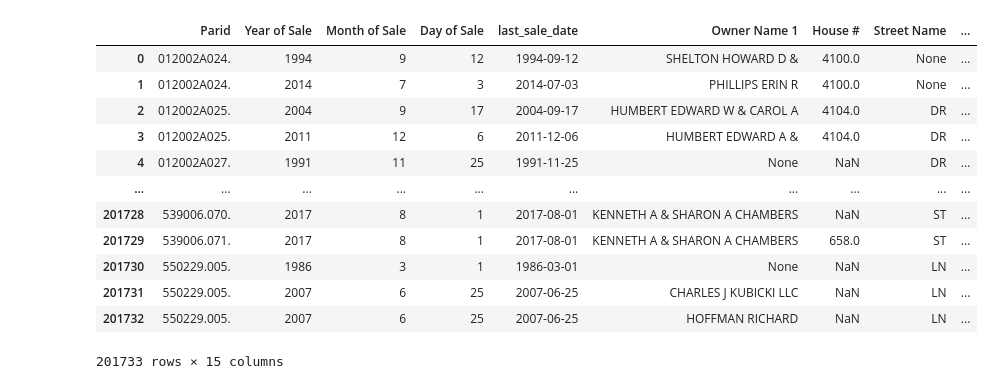
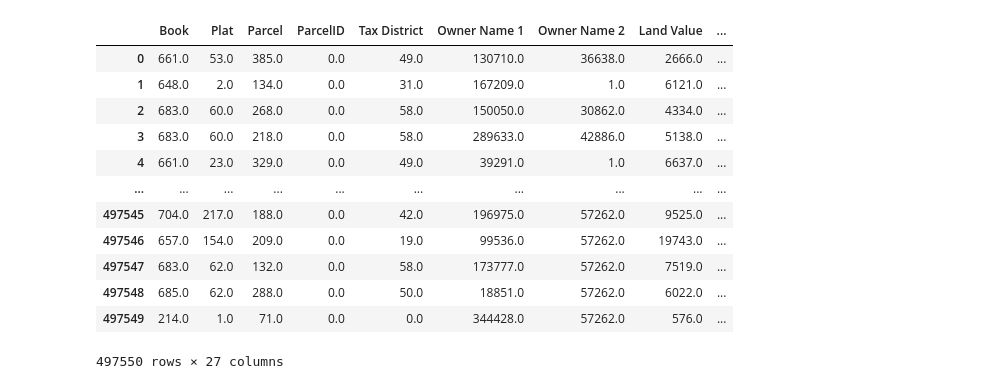
Before and after one commit to daneisburgh/freehold-forecast, a Jupyter notebook: notebooks/etl_ml_notebook.ipynb, the cells around one changed output. Cells and saved outputs as stored; diff of their text form; code cells hidden in the pictures.

```diff
--- a/notebooks/etl_ml_notebook.ipynb
+++ b/notebooks/etl_ml_notebook.ipynb
@@ -13,4 +13,4 @@ task = ETL_ML_Task()
 # %%
-task._get_df_raw()
-task.df_raw
+task._get_df_raw_encoded()
+task.df_raw_encoded
 # %% [output]
@@ -22,14 +22,14 @@ task.df_raw
-|  | Parid | Year of Sale | Month of Sale | Day of Sale | last_sale_date | Owner Name 1 | House # | Street Name | ... |
-| 0 | 012002A024. | 1994 | 9 | 12 | 1994-09-12 | SHELTON HOWARD D & | 4100.0 | None | ... |
-| 1 | 012002A024. | 2014 | 7 | 3 | 2014-07-03 | PHILLIPS ERIN R | 4100.0 | None | ... |
-| 2 | 012002A025. | 2004 | 9 | 17 | 2004-09-17 | HUMBERT EDWARD W & CAROL A | 4104.0 | DR | ... |
-| 3 | 012002A025. | 2011 | 12 | 6 | 2011-12-06 | HUMBERT EDWARD A & | 4104.0 | DR | ... |
-| 4 | 012002A027. | 1991 | 11 | 25 | 1991-11-25 | None | NaN | DR | ... |
+|  | Book | Plat | Parcel | ParcelID | Tax District | Owner Name 1 | Owner Name 2 | Land Value | ... |
+| 0 | 661.0 | 53.0 | 385.0 | 0.0 | 49.0 | 130710.0 | 36638.0 | 2666.0 | ... |
+| 1 | 648.0 | 2.0 | 134.0 | 0.0 | 31.0 | 167209.0 | 1.0 | 6121.0 | ... |
+| 2 | 683.0 | 60.0 | 268.0 | 0.0 | 58.0 | 150050.0 | 30862.0 | 4334.0 | ... |
+| 3 | 683.0 | 60.0 | 218.0 | 0.0 | 58.0 | 289633.0 | 42886.0 | 5138.0 | ... |
+| 4 | 661.0 | 23.0 | 329.0 | 0.0 | 49.0 | 39291.0 | 1.0 | 6637.0 | ... |
 | ... | ... | ... | ... | ... | ... | ... | ... | ... | ... |
-| 201728 | 539006.070. | 2017 | 8 | 1 | 2017-08-01 | KENNETH A & SHARON A CHAMBERS | NaN | ST | ... |
-| 201729 | 539006.071. | 2017 | 8 | 1 | 2017-08-01 | KENNETH A & SHARON A CHAMBERS | 658.0 | ST | ... |
-| 201730 | 550229.005. | 1986 | 3 | 1 | 1986-03-01 | None | NaN | LN | ... |
-| 201731 | 550229.005. | 2007 | 6 | 25 | 2007-06-25 | CHARLES J KUBICKI LLC | NaN | LN | ... |
-| 201732 | 550229.005. | 2007 | 6 | 25 | 2007-06-25 | HOFFMAN RICHARD | NaN | LN | ... |
+| 497545 | 704.0 | 217.0 | 188.0 | 0.0 | 42.0 | 196975.0 | 57262.0 | 9525.0 | ... |
+| 497546 | 657.0 | 154.0 | 209.0 | 0.0 | 19.0 | 99536.0 | 57262.0 | 19743.0 | ... |
+| 497547 | 683.0 | 62.0 | 132.0 | 0.0 | 58.0 | 173777.0 | 57262.0 | 7519.0 | ... |
+| 497548 | 685.0 | 62.0 | 288.0 | 0.0 | 50.0 | 18851.0 | 57262.0 | 6022.0 | ... |
+| 497549 | 214.0 | 1.0 | 71.0 | 0.0 | 0.0 | 344428.0 | 57262.0 | 576.0 | ... |
-201733 rows × 15 columns
+497550 rows × 27 columns
 # %%
```
Also changed, not shown: parts of 7 cells of this notebook.
